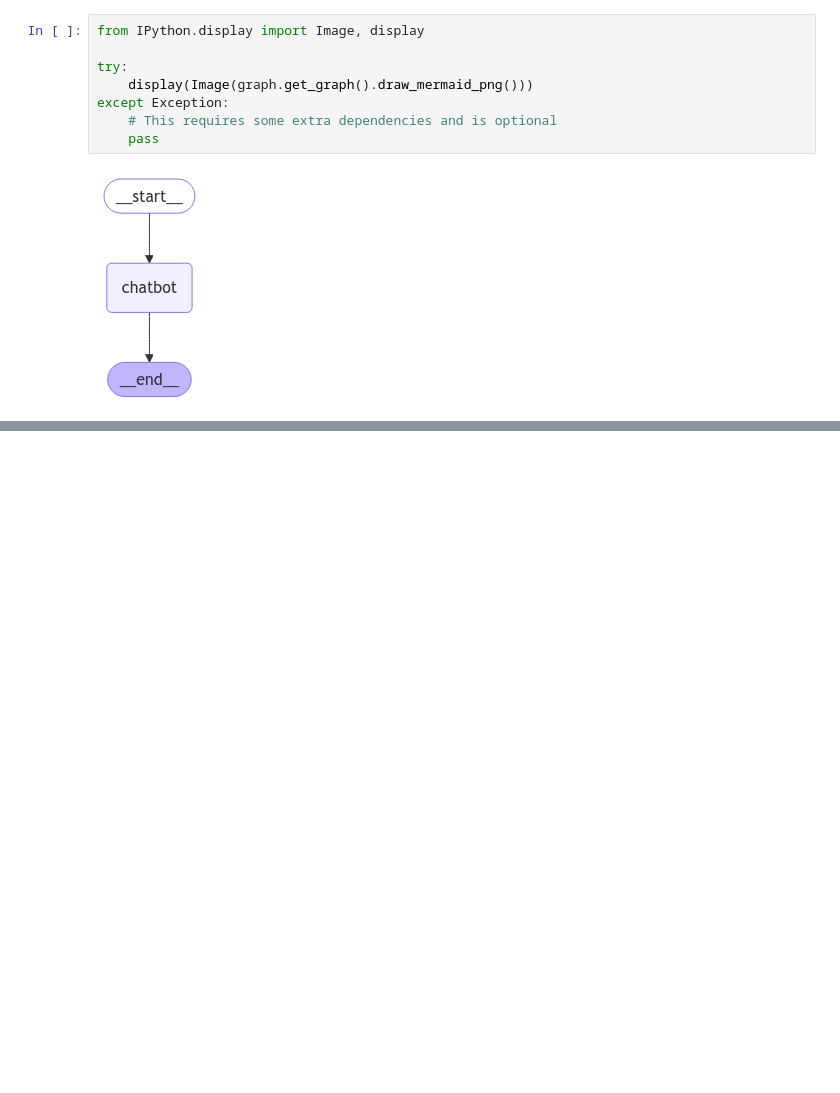
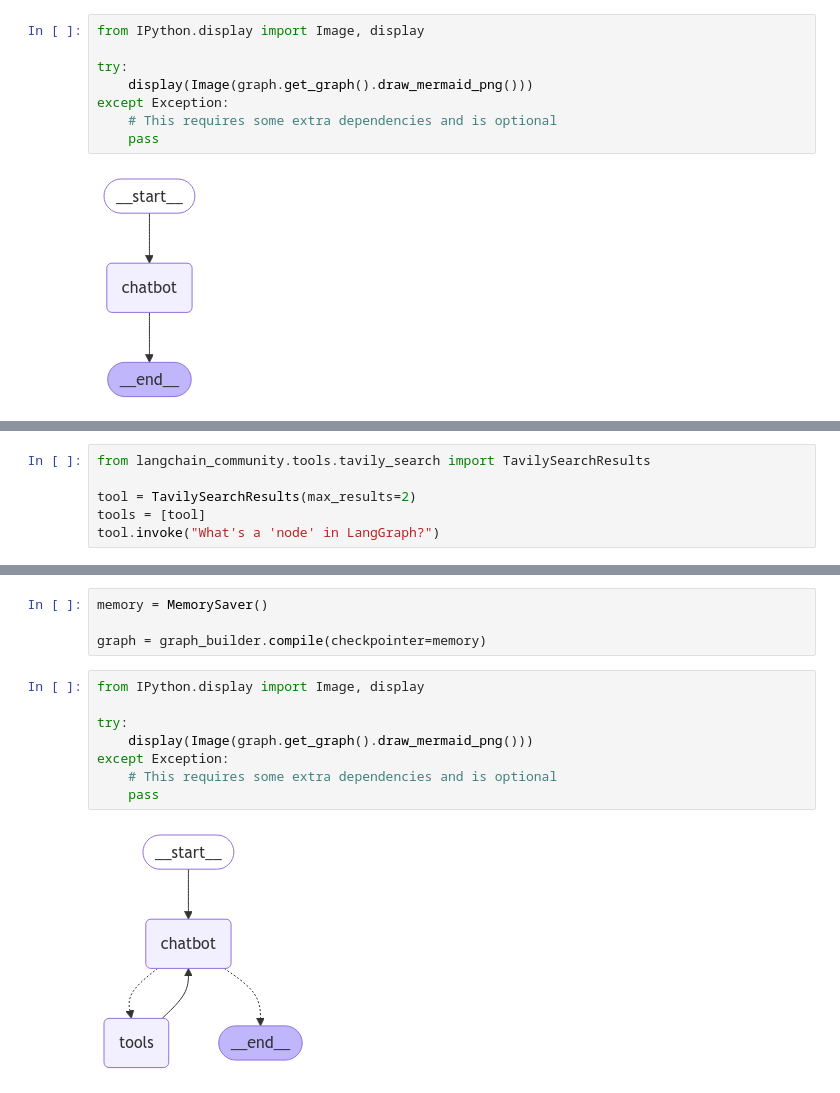
Before and after one commit to SanD94/llm-agent-demo, a Jupyter notebook: demo-chat.ipynb, the cells around one changed output, grey strips where cells are left out. Cells and saved outputs as stored; diff of their text form; blank space fills up the shorter version.

```diff
--- a/demo-chat.ipynb
+++ b/demo-chat.ipynb
@@ -89,0 +99,6 @@ Goodbye!
+# %%
+from langchain_community.tools.tavily_search import TavilySearchResults
+
+tool = TavilySearchResults(max_results=2)
+tools = [tool]
+tool.invoke("What's a 'node' in LangGraph?")
@@ -89,0 +435,14 @@ Goodbye!
+# %%
+memory = MemorySaver()
+
+graph = graph_builder.compile(checkpointer=memory)
+# %%
+from IPython.display import Image, display
+
+try:
+    display(Image(graph.get_graph().draw_mermaid_png()))
+except Exception:
+    # This requires some extra dependencies and is optional
+    pass
+# %% [output]
+[figure, added]
```
Also changed, not shown: parts of 46 cells of this notebook, 1 other file.
